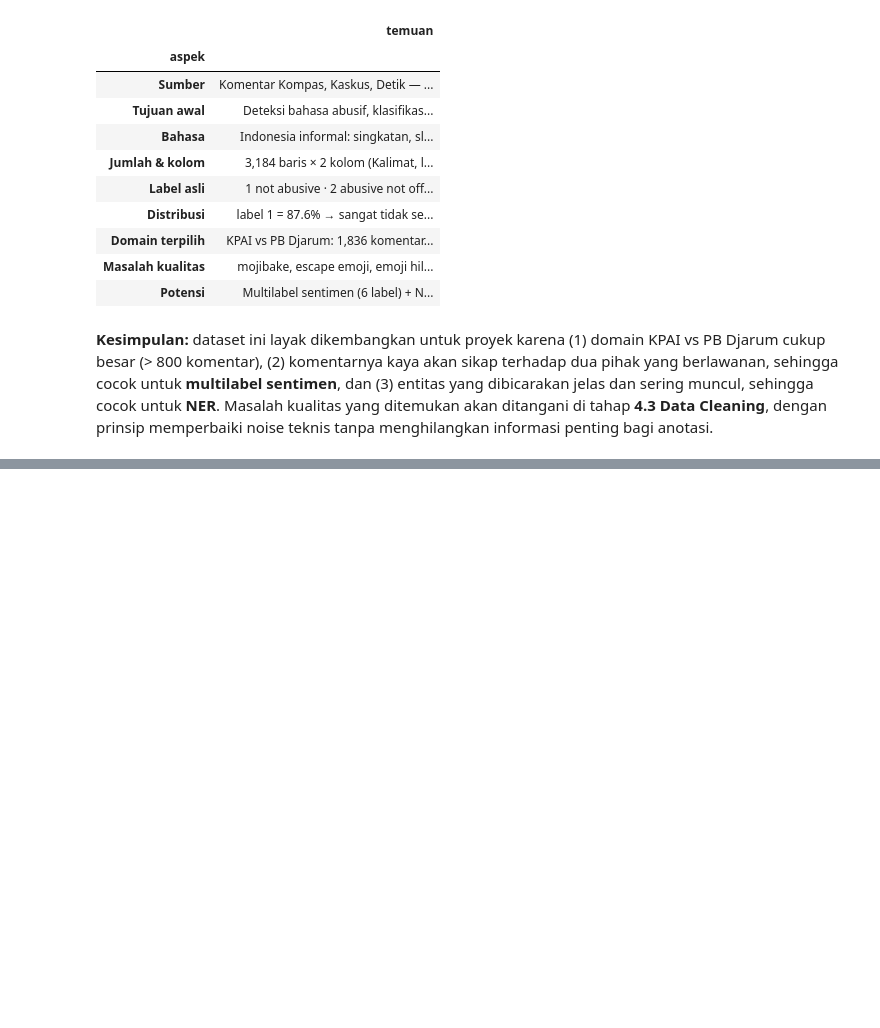
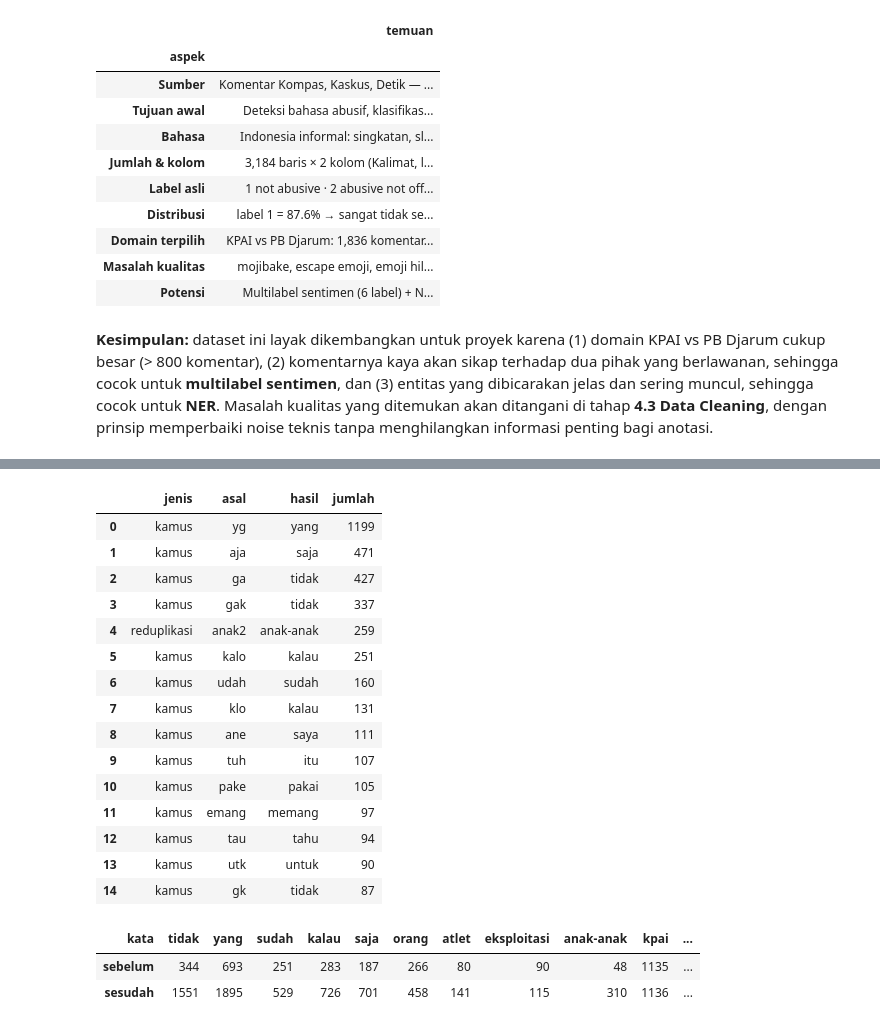
Before and after one commit to edwardchristi4n/NLP-Project, a Jupyter notebook: notebook/KelpNLP_dataset_EDA.ipynb, the cells around one changed output, grey strips where cells are left out. Drawn from its saved outputs; the diff is of its cells as text; code cells hidden in the pictures; blank space fills up the shorter version.

```diff
--- a/notebook/KelpNLP_dataset_EDA.ipynb
+++ b/notebook/KelpNLP_dataset_EDA.ipynb
@@ -762,0 +2236,31 @@ ringkasan
+# %%
+def add_processing_columns(df):
+    """Tambahkan kolom text_norm. Hasil: (df baru, catatan penggantian per kata)."""
+    out = df.copy()
+    catat = []
+    out["text_norm"] = [normalize_text(s, catat) for s in out["text_clean"]]
+    return out, pd.DataFrame(catat, columns=["asal", "hasil", "jenis"])
+
+df_norm, log_norm = add_processing_columns(df_clean)
+
+# log ringkas: tiap pasangan (asal -> hasil) dan berapa kali terjadi
+normalization_log = (log_norm.groupby(["jenis", "asal", "hasil"]).size().reset_index(name="jumlah")
+                     .sort_values(["jumlah", "asal"], ascending=[False, True]).reset_index(drop=True))
+
+berubah = df_norm["text_norm"] != teks_kecil                       # berubah di luar sekadar huruf kecil
+di_domain = df_norm["in_domain"]
+kosakata = lambda teks: {w for s in teks for w in re.findall(r"[a-z]+", s)}
+V_SEBELUM, V_SESUDAH = len(kosakata(teks_kecil)), len(kosakata(df_norm["text_norm"]))
+
+display(pd.DataFrame([
+    ("teks yang berubah (selain huruf kecil)", f"{int(berubah.sum()):,} dari {len(df_norm):,} ({berubah.mean() * 100:.1f}%)"),
+    ("  di antaranya teks domain", f"{int((berubah & di_domain).sum()):,} dari {int(di_domain.sum()):,} ({(berubah & di_domain).sum() / di_domain.sum() * 100:.1f}%)"),
+    ("kata yang diganti", f"{len(log_norm):,}"),
+    ("pasangan (asal → hasil) yang berbeda", f"{len(normalization_log):,}"),
+    ("ukuran kosakata (kata unik)", f"{V_SEBELUM:,} → {V_SESUDAH:,} ({(V_SESUDAH - V_SEBELUM) / V_SEBELUM * 100:+.1f}%)"),
+], columns=["statistik normalisasi", "nilai"]))
+
+per_jenis = log_norm.groupby("jenis").agg(kata_diganti=("asal", "size"), bentuk_berbeda=("asal", "nunique"))
+per_jenis["contoh"] = [", ".join(f"{a}→{h}" for a, h in zip(g["asal"].head(4), g["hasil"].head(4)))
+                       for _, g in normalization_log.groupby("jenis")]
+per_jenis.sort_values("kata_diganti", ascending=False)
@@ -762,0 +2281,29 @@ ringkasan
+# %%
+# 15 penggantian paling sering
+display(normalization_log.head(15))
+
+# dampak pada kata penting: jumlah kemunculan sebelum (text_clean huruf kecil) dan sesudah (text_norm)
+KATA_PANTAU = ["tidak", "yang", "sudah", "kalau", "saja", "orang", "atlet", "eksploitasi", "anak-anak",
+               "kpai", "djarum", "pb djarum", "jokowi"]
+pd.DataFrame([(k, jumlah_istilah(teks_kecil, k), jumlah_istilah(df_norm["text_norm"], k)) for k in KATA_PANTAU],
+             columns=["kata", "sebelum", "sesudah"]).set_index("kata").T
+# %% [output]
+|  | jenis | asal | hasil | jumlah |
+| 0 | kamus | yg | yang | 1199 |
+| 1 | kamus | aja | saja | 471 |
+| 2 | kamus | ga | tidak | 427 |
+| 3 | kamus | gak | tidak | 337 |
+| 4 | reduplikasi | anak2 | anak-anak | 259 |
+| 5 | kamus | kalo | kalau | 251 |
+| 6 | kamus | udah | sudah | 160 |
+| 7 | kamus | klo | kalau | 131 |
+| 8 | kamus | ane | saya | 111 |
+| 9 | kamus | tuh | itu | 107 |
+| 10 | kamus | pake | pakai | 105 |
+| 11 | kamus | emang | memang | 97 |
+| 12 | kamus | tau | tahu | 94 |
+| 13 | kamus | utk | untuk | 90 |
+| 14 | kamus | gk | tidak | 87 |
+| kata | tidak | yang | sudah | kalau | saja | orang | atlet | eksploitasi | anak-anak | kpai | ... |
+| sebelum | 344 | 693 | 251 | 283 | 187 | 266 | 80 | 90 | 48 | 1135 | ... |
+| sesudah | 1551 | 1895 | 529 | 726 | 701 | 458 | 141 | 115 | 310 | 1136 | ... |
```
Also changed, not shown: parts of 67 cells of this notebook, 10 other files.
